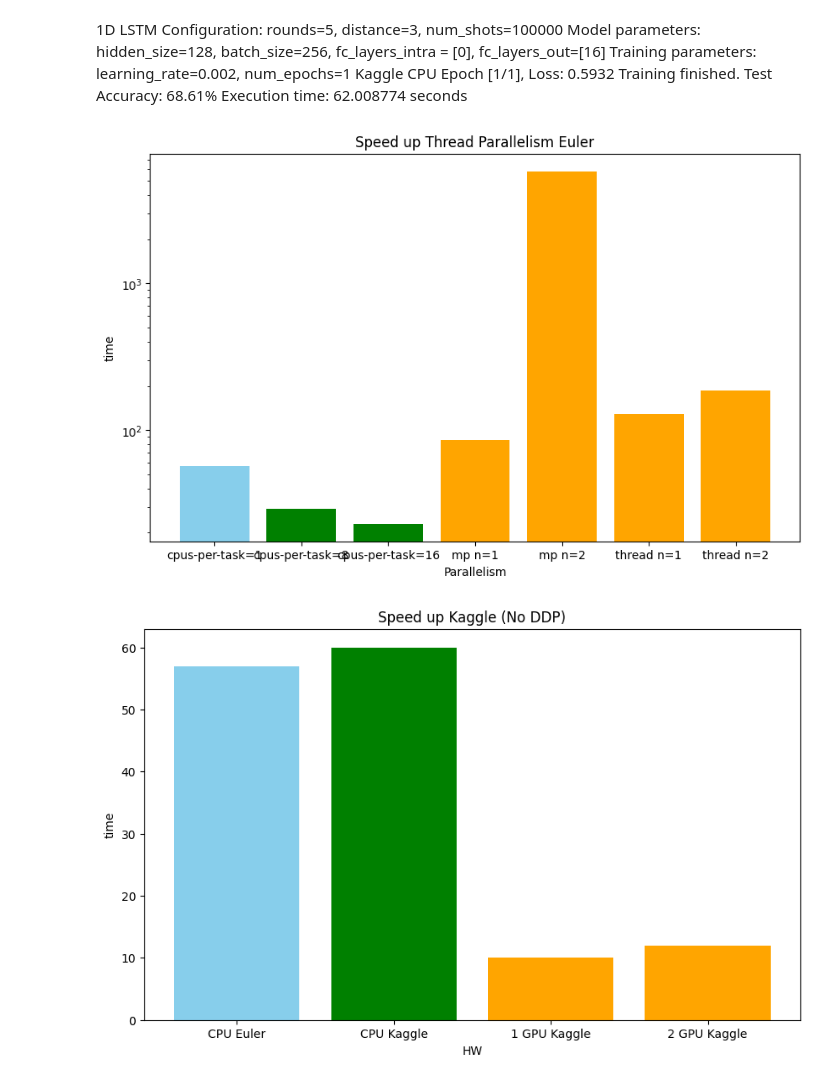
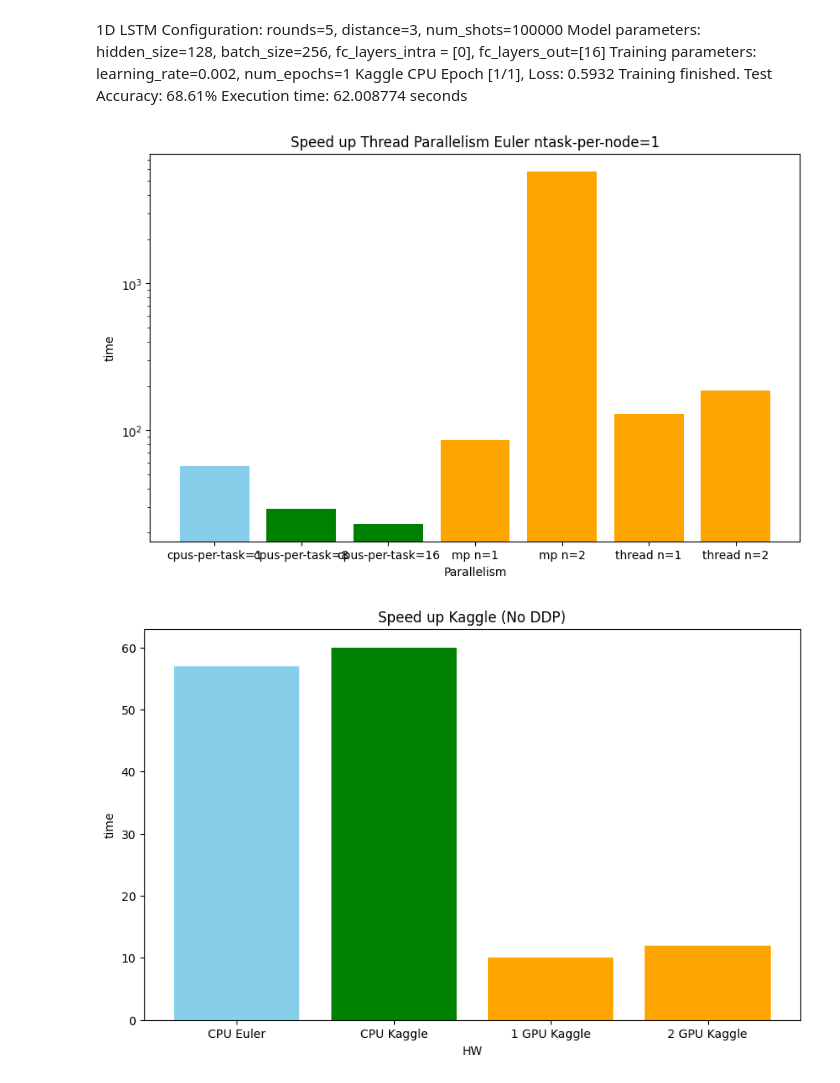
Before and after one commit to FrancescoConoscenti/RNN-Decoder-QEC, a Jupyter notebook: results.ipynb, the cells around one changed output. Cells and saved outputs as stored; diff of their text form; code cells hidden in the pictures.

```diff
--- a/results.ipynb
+++ b/results.ipynb
@@ -615,25 +615,25 @@ Execution time: 10.194909 seconds
 # %%
 import matplotlib.pyplot as plt
 import numpy as np
 
 # Define the data for the histogram
 methods = ["cpus-per-task=1","cpus-per-task=8", "cpus-per-task=16", "mp n=1", "mp n=2", "thread n=1", "thread n=2"]
 accuracy_scores = [57, 29, 23, 86, 5810, 128, 186]  # Replace these with your actual accuracy values
 
 # Create a list of colors, with the last one as 'orange'
 colors = ['skyblue'] + ['green']*2 + ['orange']*5
 
 # Create the histogram
 plt.figure(figsize=(10, 6))
 plt.bar(methods, accuracy_scores, color=colors)
 plt.xlabel("Parallelism")
 plt.ylabel("time")
-plt.title("Speed up Thread Parallelism Euler")
+plt.title("Speed up Thread Parallelism Euler ntask-per-node=1")
 plt.yscale("log")
 
 plt.show()
 # %% [output]
-[figure, old version]
+[figure, new version]
 # %%
 # Define the data for the histogram
 methods = ["CPU Euler", "CPU Kaggle", "1 GPU Kaggle", "2 GPU Kaggle"]
```
Also changed, not shown: parts of 1 cell of this notebook, 1 other file.
